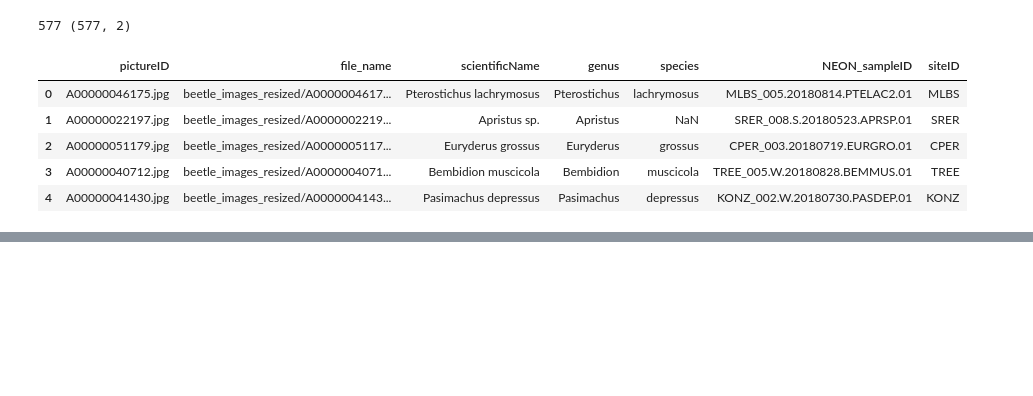
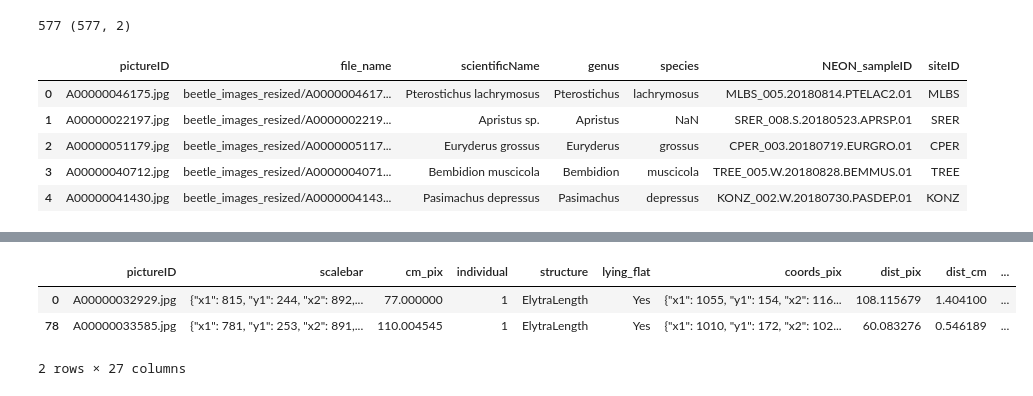
Before and after one commit to Imageomics/2018-NEON-beetles-processing, a Jupyter notebook: notebooks/EDA-0-4.ipynb, the cells around one changed output, grey strips where cells are left out. Saved outputs shown, nothing was run; the diff lists cells and outputs as text; code cells hidden in the pictures; blank space fills up the shorter version.

```diff
--- a/notebooks/EDA-0-4.ipynb
+++ b/notebooks/EDA-0-4.ipynb
@@ -48,0 +211,7 @@ df.to_csv("../data/BeetleMeasurements_resized.csv", index = False)
+# %%
+gp_m_df.loc[gp_m_df["filename"] == "A00000006924_mask.png", "filename"] = "A00000069245_mask.png"
+# %%
+for pic in list(gp_m_df["filename"]):
+    gp_m_df.loc[gp_m_df["filename"] == pic, "pictureID"] = pic.split("_mask")[0] + ".jpg"
+
+gp_m_df.head()
@@ -48,0 +225,13 @@ df.to_csv("../data/BeetleMeasurements_resized.csv", index = False)
+# %%
+print(gp_m_df.shape)
+
+gp_m_meta = pd.merge(meta_df, gp_m_df[["filename", "md5", "pictureID"]],
+                   on = "pictureID",
+                   how = "inner")
+print(gp_m_meta.shape)
+
+gp_m_meta["dupes"] = gp_m_meta.duplicated(subset = ["pictureID", "filename", "md5"], keep = "first")
+print(gp_m_meta["dupes"].value_counts())
+
+gp_m_meta_cleaned = gp_m_meta.loc[~gp_m_meta["dupes"]].copy()
+gp_m_meta_cleaned.shape
@@ -48,0 +246,7 @@ df.to_csv("../data/BeetleMeasurements_resized.csv", index = False)
+# %%
+gp_m_meta_cleaned.head(2)
+# %% [output]
+|  | pictureID | scalebar | cm_pix | individual | structure | lying_flat | coords_pix | dist_pix | dist_cm | ... |
+| 0 | A00000032929.jpg | {"x1": 815, "y1": 244, "x2": 892,... | 77.000000 | 1 | ElytraLength | Yes | {"x1": 1055, "y1": 154, "x2": 116... | 108.115679 | 1.404100 | ... |
+| 78 | A00000033585.jpg | {"x1": 781, "y1": 253, "x2": 891,... | 110.004545 | 1 | ElytraLength | Yes | {"x1": 1010, "y1": 172, "x2": 102... | 60.083276 | 0.546189 | ... |
+2 rows × 27 columns
```
Also changed, not shown: parts of 34 cells of this notebook, 1 other file.
